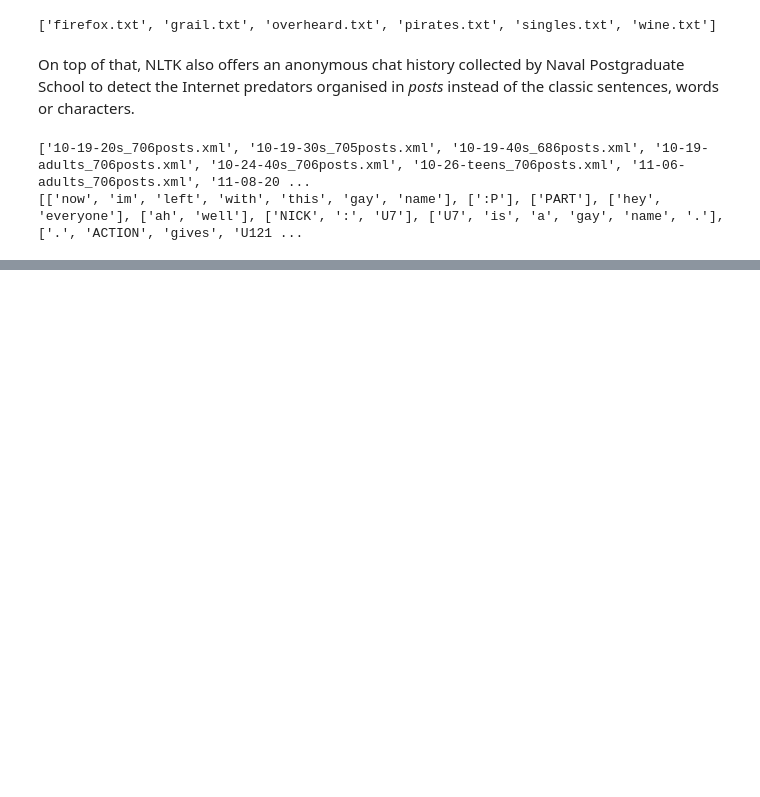
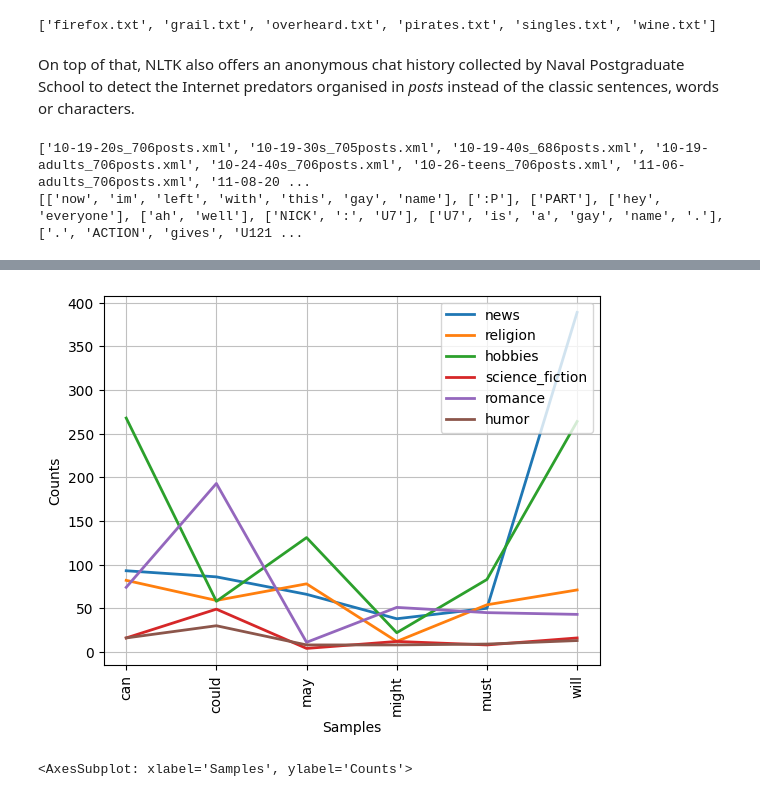
Before and after one commit to ChocolateMagnate/linguistic-workshop, a Jupyter notebook: Showcase/Part 2: NLTK.ipynb, the cells around one changed output, grey strips where cells are left out. Cells and saved outputs as stored; diff of their text form; code cells hidden in the pictures; blank space fills up the shorter version.

```diff
--- a/Showcase/Part 2: NLTK.ipynb
+++ b/Showcase/Part 2: NLTK.ipynb
@@ -248,0 +258,10 @@ The Brown corpus was the first 1-million-word electronic source
+# %%
+#Evaluating the stylistic differences between the genres.
+modals = ['can', 'could', 'may', 'might', 'must', 'will']
+genres = ['news', 'religion', 'hobbies', 'science_fiction', 'romance', 'humor']
+cfd = nltk.ConditionalFreqDist((genre, word) for genre in genres for word
+            in brown.words(categories=genre) if word in modals)
+cfd.plot()
+# %% [output]
+[figure, added]
+<AxesSubplot: xlabel='Samples', ylabel='Counts'>
```
Also changed, not shown: parts of 18 cells of this notebook, 3 other files.
